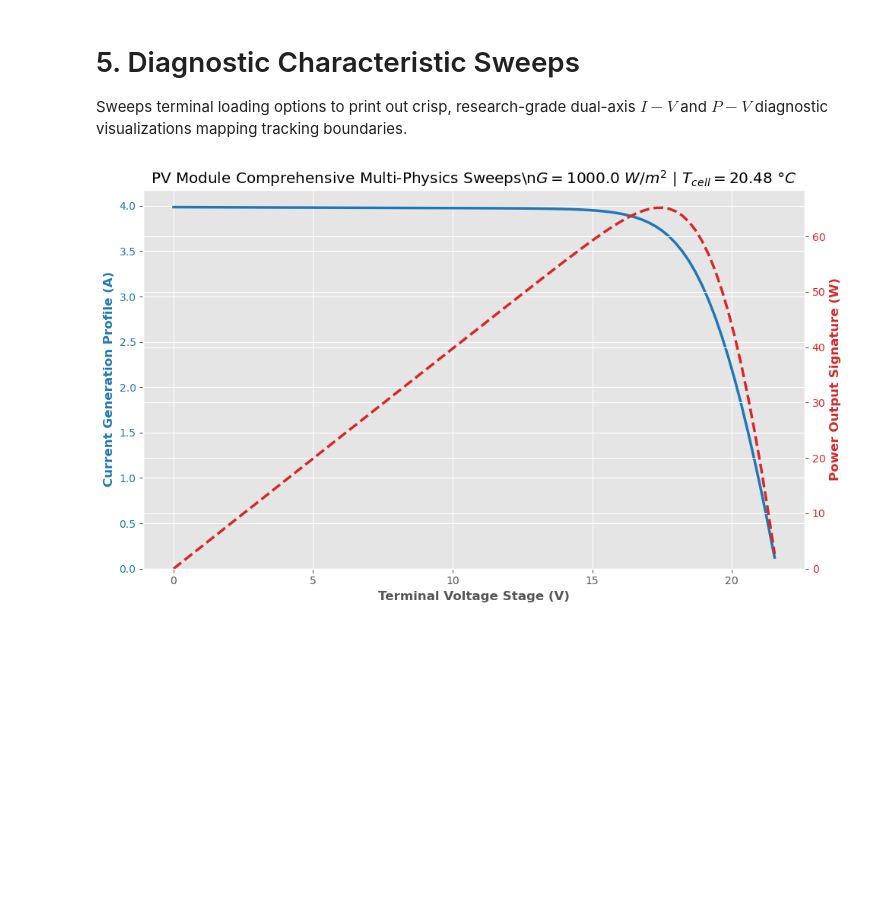
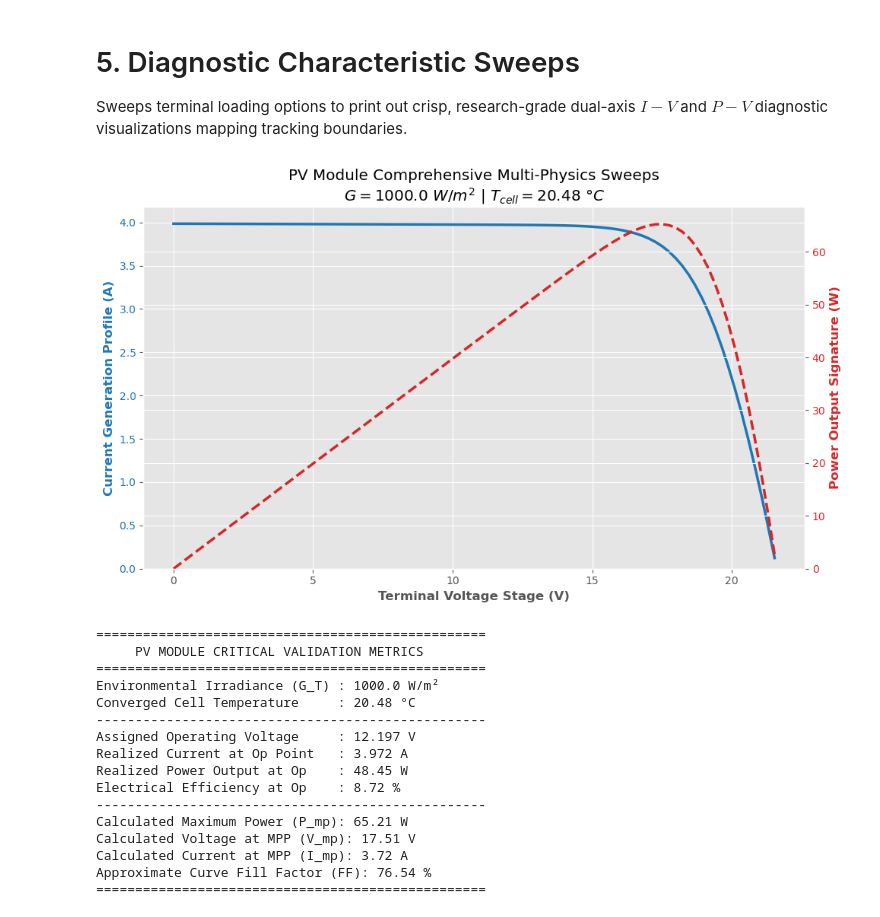
Before and after one commit to Boodaghi/Renewable-Thermal-Modules, a Jupyter notebook: PV/PV.ipynb, the cells around one changed output. Drawn from its saved outputs; the diff is of its cells as text; code cells hidden in the pictures; blank space fills up the shorter version.

Commit message:
Feature: Add automated operational validation metrics table to PV module console

```diff
--- a/PV/PV.ipynb
+++ b/PV/PV.ipynb
@@ -202,7 +202,7 @@ Final Converged Core Temperature   : 20.48 °C (at t=60.0s)
 Sweeps terminal loading options to print out crisp, research-grade dual-axis $I-V$ and $P-V$ diagnostic visualizations mapping tracking boundaries.
 # %%
 # =============================================================================
-# 5. DUAL-AXIS CHARACTERISTIC VECTOR GRAPHICS
+# 5. HIGH-RESOLUTION CHARACTERISTIC SWEEPS & VALIDATION REPORT
 # =============================================================================
 voltages = np.linspace(0.0, U_oc_ref * 1.1, 100)
 currents = []
@@ -210,34 +210,78 @@ powers   = []
 
 for v in voltages:
     i, p, _ = electrical_model(final_T_cell, v, G_T)
     currents.append(i)
     powers.append(p)
 
 currents = np.array(currents)
 powers   = np.array(powers)
 
-# Discard invalid negative current values past the open-circuit boundary
+# Discard non-physical negative current values past the open-circuit boundary
 valid_idx = currents >= 0.0
 
-# Initialize multi-axis configuration profile
+# Extract specific critical validation data points for the summary report
+I_cell_op, P_cell_op, eta_op = electrical_model(final_T_cell, U_cell, G_T)
+P_max_idx = np.argmax(powers)
+V_mp_calc = voltages[P_max_idx]
+I_mp_calc = currents[P_max_idx]
+P_max_calc = powers[P_max_idx]
+FF         = (P_max_calc) / (U_oc_ref * I_sc_ref) * 100.0
+
+# ---------- Render High-Resolution Academic Graphics ----------
 fig, ax1 = plt.subplots(figsize=(10, 6))
 
 color = 'tab:blue'
 ax1.set_xlabel('Terminal Voltage Stage (V)', fontweight='bold')
 ax1.set_ylabel('Current Generation Profile (A)', color=color, fontweight='bold')
 ax1.plot(voltages[valid_idx], currents[valid_idx], color=color, linewidth=2.5, label='I-V Curve')
 ax1.tick_params(axis='y', labelcolor=color)
 ax1.set_ylim(bottom=0.0)
 
 ax2 = ax1.twinx()
 color = 'tab:red'
 ax2.set_ylabel('Power Output Signature (W)', color=color, fontweight='bold')
 ax2.plot(voltages[valid_idx], powers[valid_idx], color=color, linewidth=2.5, linestyle='--', label='P-V Curve')
 ax2.tick_params(axis='y', labelcolor=color)
 ax2.set_ylim(bottom=0.0)
 
-plt.title(f'PV Module Comprehensive Multi-Physics Sweeps\\n$G = {G_T}\\ W/m^2$ | $T_{{cell}} = {final_T_cell - 273.15:.2f}\\ \\degree C$')
+plt.title(f'PV Module Comprehensive Multi-Physics Sweeps\n$G = {G_T}\\ W/m^2$ | $T_{{cell}} = {final_T_cell - 273.15:.2f}\\ \\degree C$')
 fig.tight_layout()
 plt.show()
+
+# =============================================================================
+# 6. COMPREHENSIVE REPRODUCIBILITY KEY RESULTS REPORT
+# =============================================================================
+print(f"==================================================")
+print(f"     PV MODULE CRITICAL VALIDATION METRICS        ")
+print(f"==================================================")
+print(f"Environmental Irradiance (G_T) : {G_T:.1f} W/m²")
+print(f"Converged Cell Temperature     : {final_T_cell - 273.15:.2f} °C")
+print(f"--------------------------------------------------")
+print(f"Assigned Operating Voltage     : {U_cell:.3f} V")
+print(f"Realized Current at Op Point   : {I_cell_op:.3f} A")
+print(f"Realized Power Output at Op    : {P_cell_op:.2f} W")
+print(f"Electrical Efficiency at Op    : {eta_op * 100:.2f} %")
+print(f"--------------------------------------------------")
+print(f"Calculated Maximum Power (P_mp): {P_max_calc:.2f} W")
+print(f"Calculated Voltage at MPP (V_mp): {V_mp_calc:.2f} V")
+print(f"Calculated Current at MPP (I_mp): {I_mp_calc:.2f} A")
+print(f"Approximate Curve Fill Factor (FF): {FF:.2f} %")
+print(f"==================================================")
 # %% [output]
-[figure, old version]
+[figure, new version]
+==================================================
+     PV MODULE CRITICAL VALIDATION METRICS
+==================================================
+Environmental Irradiance (G_T) : 1000.0 W/m²
+Converged Cell Temperature     : 20.48 °C
+--------------------------------------------------
+Assigned Operating Voltage     : 12.197 V
+Realized Current at Op Point   : 3.972 A
+Realized Power Output at Op    : 48.45 W
+Electrical Efficiency at Op    : 8.72 %
+--------------------------------------------------
+Calculated Maximum Power (P_mp): 65.21 W
+Calculated Voltage at MPP (V_mp): 17.51 V
+Calculated Current at MPP (I_mp): 3.72 A
+Approximate Curve Fill Factor (FF): 76.54 %
+==================================================
```
Also changed, not shown: 1 other file.
